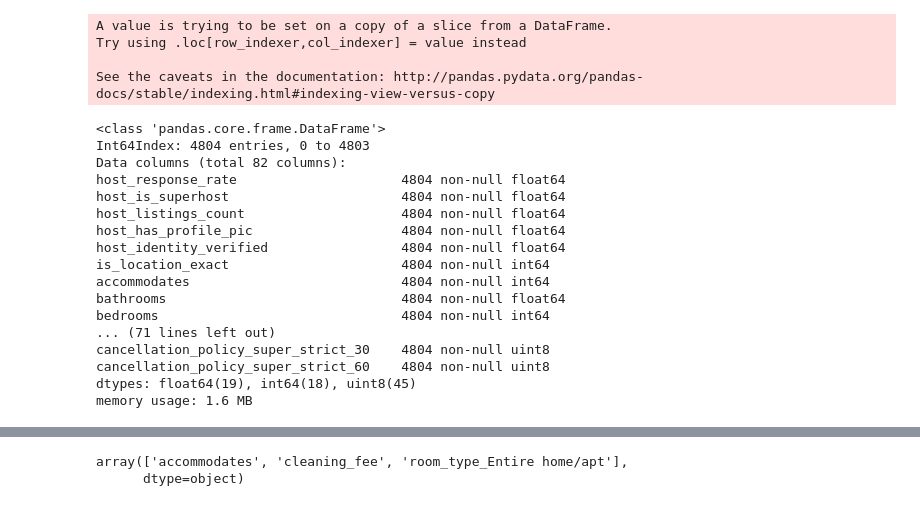
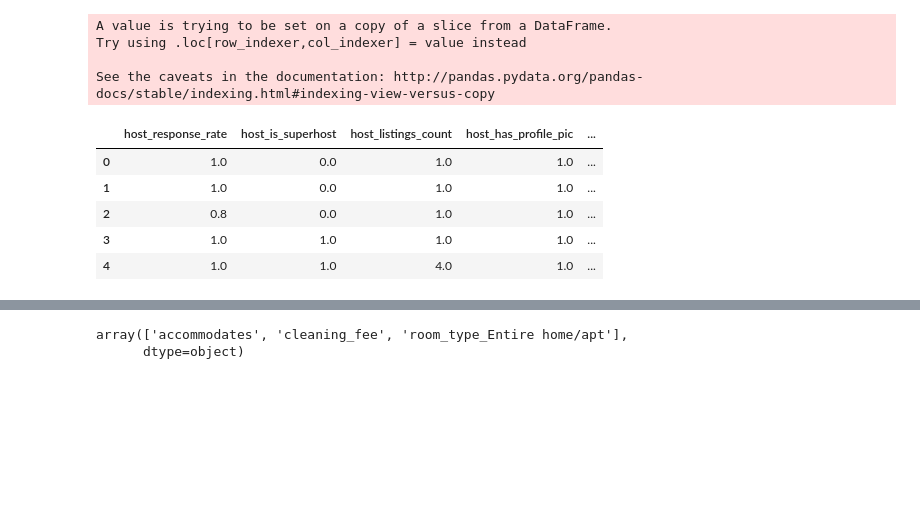
Before and after one commit to forheart81/Data-Science, a Jupyter notebook: SF Airbnb In-Depth Machine Learning Analysis.ipynb, the cells around one changed output, grey strips where cells are left out. Drawn from its saved outputs; the diff is of its cells as text; code cells hidden in the pictures; blank space fills up the shorter version.

```diff
--- a/SF Airbnb In-Depth Machine Learning Analysis.ipynb
+++ b/SF Airbnb In-Depth Machine Learning Analysis.ipynb
@@ -238,21 +183,12 @@ df_with_dummies = pd.get_dummies(df_num, columns = ['district', 'property_type',
-# %%
-df_with_dummies.info()
-# %% [output]
-<class 'pandas.core.frame.DataFrame'>
-Int64Index: 4804 entries, 0 to 4803
-Data columns (total 82 columns):
-host_response_rate                     4804 non-null float64
-host_is_superhost                      4804 non-null float64
-host_listings_count                    4804 non-null float64
-host_has_profile_pic                   4804 non-null float64
-host_identity_verified                 4804 non-null float64
-is_location_exact                      4804 non-null int64
-accommodates                           4804 non-null int64
-bathrooms                              4804 non-null float64
-bedrooms                               4804 non-null int64
-... (71 lines left out)
-cancellation_policy_super_strict_30    4804 non-null uint8
-cancellation_policy_super_strict_60    4804 non-null uint8
-dtypes: float64(19), int64(18), uint8(45)
-memory usage: 1.6 MB
+# %%
+# Now all categorical columns can be converted to numerical columns by using the get_dummies method
+df_with_dummies = pd.get_dummies(df_num, columns = ['district', 'property_type', 'room_type', 'cancellation_policy'] )
+df_with_dummies.head()
+# %% [output]
+|  | host_response_rate | host_is_superhost | host_listings_count | host_has_profile_pic | ... |
+| 0 | 1.0 | 0.0 | 1.0 | 1.0 | ... |
+| 1 | 1.0 | 0.0 | 1.0 | 1.0 | ... |
+| 2 | 0.8 | 0.0 | 1.0 | 1.0 | ... |
+| 3 | 1.0 | 1.0 | 1.0 | 1.0 | ... |
+| 4 | 1.0 | 1.0 | 4.0 | 1.0 | ... |
 # %%
```
Also changed, not shown: parts of 103 cells of this notebook.
